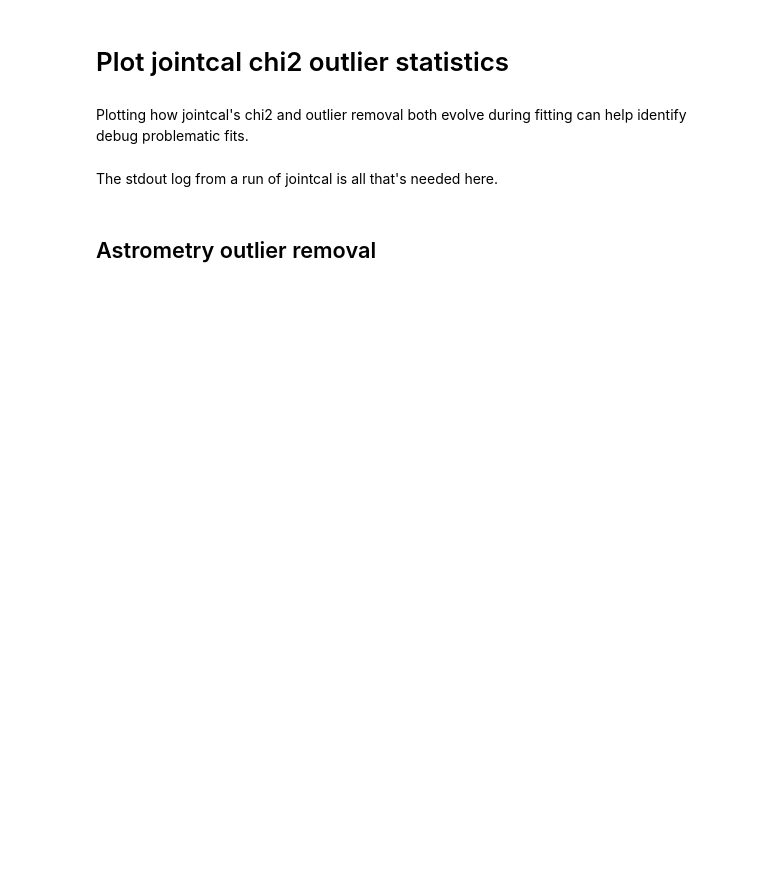
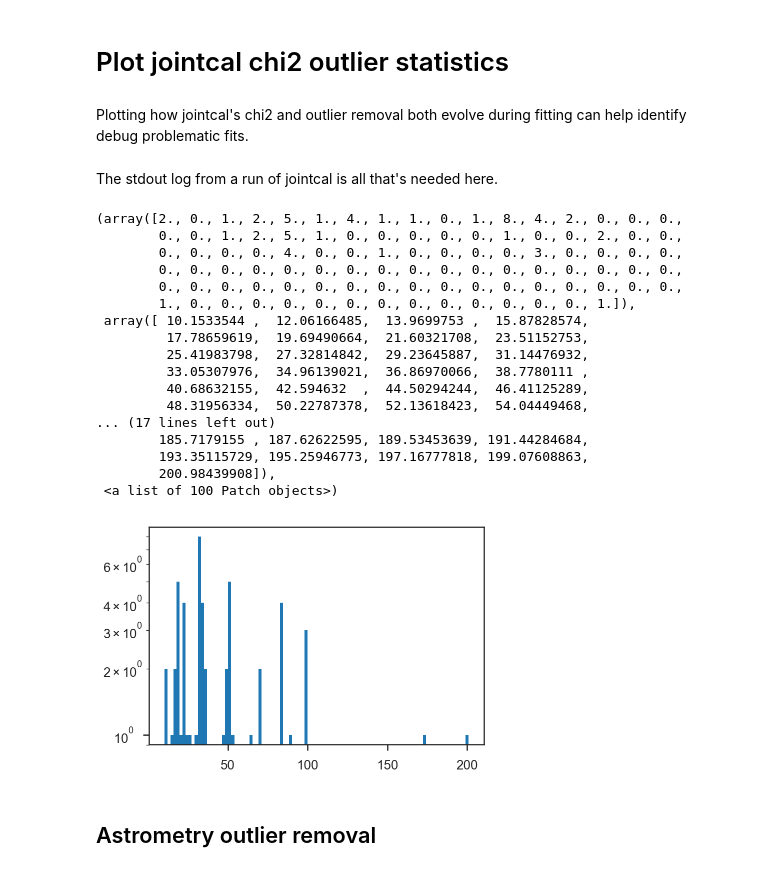
Before and after one commit to lsst/jointcal, a Jupyter notebook: notebooks/Outlier_plots.ipynb, the cells around one changed output. Saved outputs shown, nothing was run; the diff lists cells and outputs as text; code cells hidden in the pictures; blank space fills up the shorter version.

```diff
--- a/notebooks/Outlier_plots.ipynb
+++ b/notebooks/Outlier_plots.ipynb
@@ -103,6 +133,27 @@ class Outliers(object):
 # %%
 astrometry = Outliers(filename, "Starting astrometric fitting...", "Updating WCS for visit:")
 photometry = Outliers(filename, "Starting photometric fitting...", "Updating PhotoCalib for visit:")
+# %%
+plt.hist(photometry.measRemoved[:,0]/photometry.measRemoved[:,1], bins=100, log=True)
+# %% [output]
+(array([2., 0., 1., 2., 5., 1., 4., 1., 1., 0., 1., 8., 4., 2., 0., 0., 0.,
+        0., 0., 1., 2., 5., 1., 0., 0., 0., 0., 0., 1., 0., 0., 2., 0., 0.,
+        0., 0., 0., 0., 4., 0., 0., 1., 0., 0., 0., 0., 3., 0., 0., 0., 0.,
+        0., 0., 0., 0., 0., 0., 0., 0., 0., 0., 0., 0., 0., 0., 0., 0., 0.,
+        0., 0., 0., 0., 0., 0., 0., 0., 0., 0., 0., 0., 0., 0., 0., 0., 0.,
+        1., 0., 0., 0., 0., 0., 0., 0., 0., 0., 0., 0., 0., 0., 1.]),
+ array([ 10.1533544 ,  12.06166485,  13.9699753 ,  15.87828574,
+         17.78659619,  19.69490664,  21.60321708,  23.51152753,
+         25.41983798,  27.32814842,  29.23645887,  31.14476932,
+         33.05307976,  34.96139021,  36.86970066,  38.7780111 ,
+         40.68632155,  42.594632  ,  44.50294244,  46.41125289,
+         48.31956334,  50.22787378,  52.13618423,  54.04449468,
+... (17 lines left out)
+        185.7179155 , 187.62622595, 189.53453639, 191.44284684,
+        193.35115729, 195.25946773, 197.16777818, 199.07608863,
+        200.98439908]),
+ <a list of 100 Patch objects>)
+[figure, added]
 # %% [markdown]
 ## Astrometry outlier removal
 # %%
```
Also changed, not shown: parts of 5 cells of this notebook.
